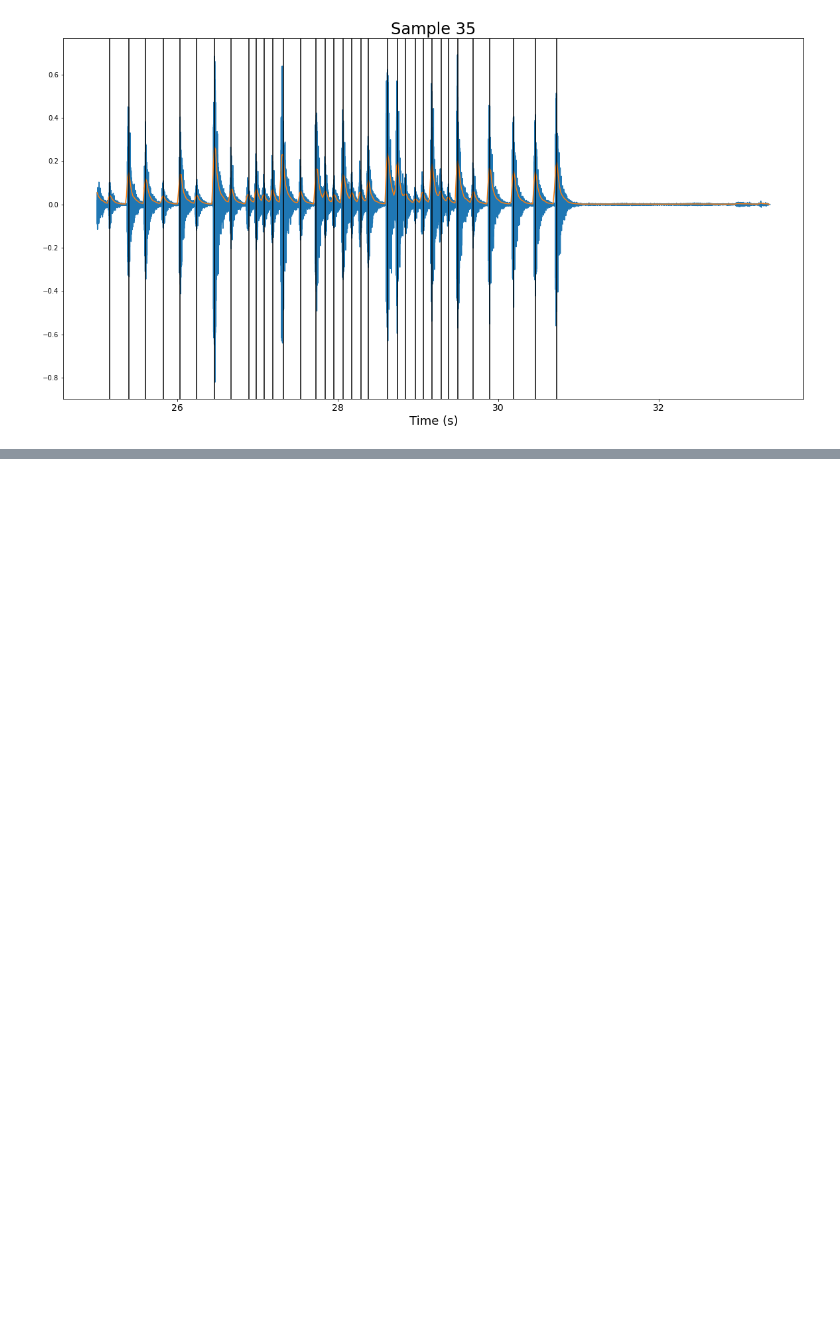
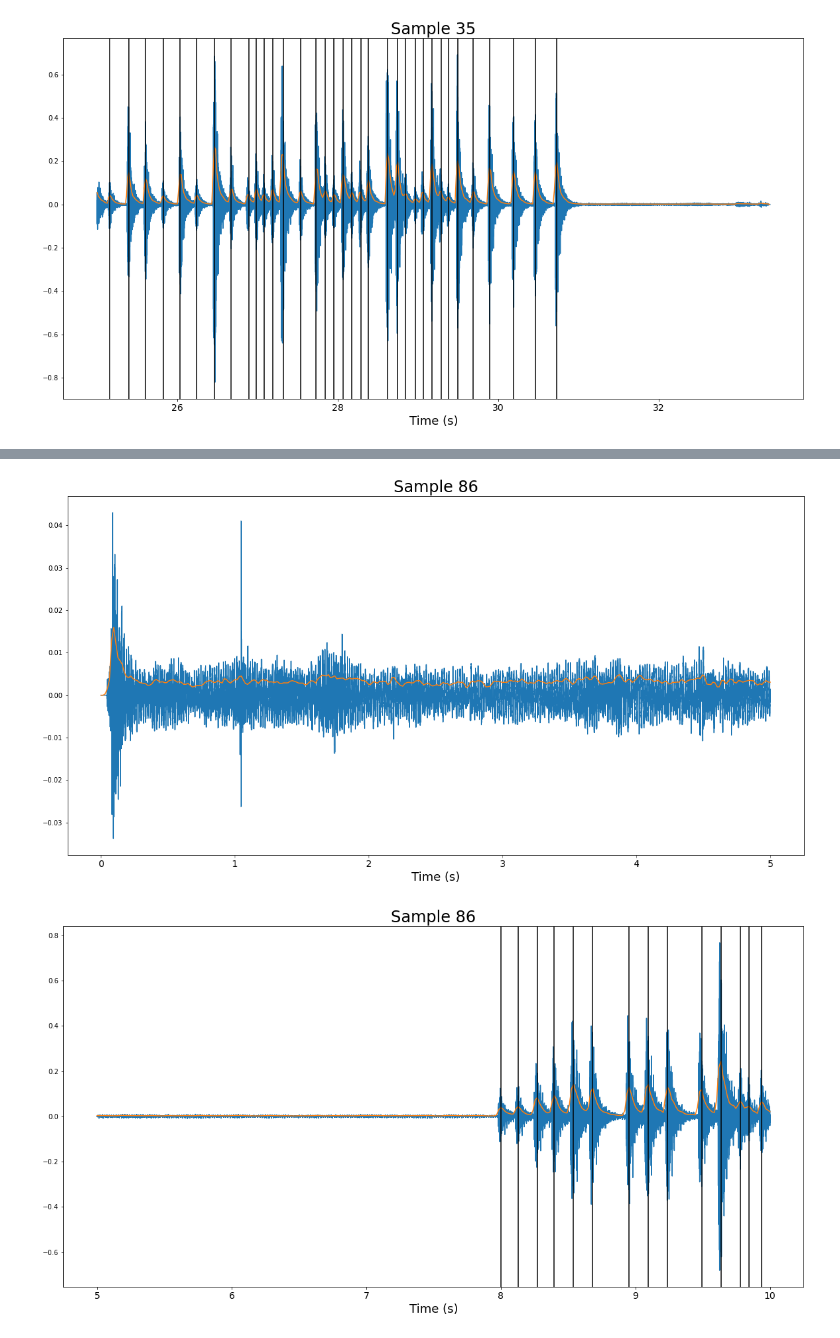
Before and after one commit to prestondunton/rhythm_regression, a Jupyter notebook: Data_Inspection.ipynb, the cells around one changed output, grey strips where cells are left out. Saved outputs shown, nothing was run; the diff lists cells and outputs as text; code cells hidden in the pictures; blank space fills up the shorter version.

```diff
--- a/Data_Inspection.ipynb
+++ b/Data_Inspection.ipynb
@@ -53,0 +77,6 @@ nbt.plot_rmse_transients(samples[35-1], time_range=(25,35), title='Sample 35')
+# %%
+for start_time in range(0, 45, 5):
+    nbt.plot_rmse_transients(samples[86-1], time_range=(start_time, start_time+5), title='Sample 86')
+# %% [output]
+[figure, added]
+[figure, added]
```
Also changed, not shown: parts of 4 cells of this notebook, 6 other files.
